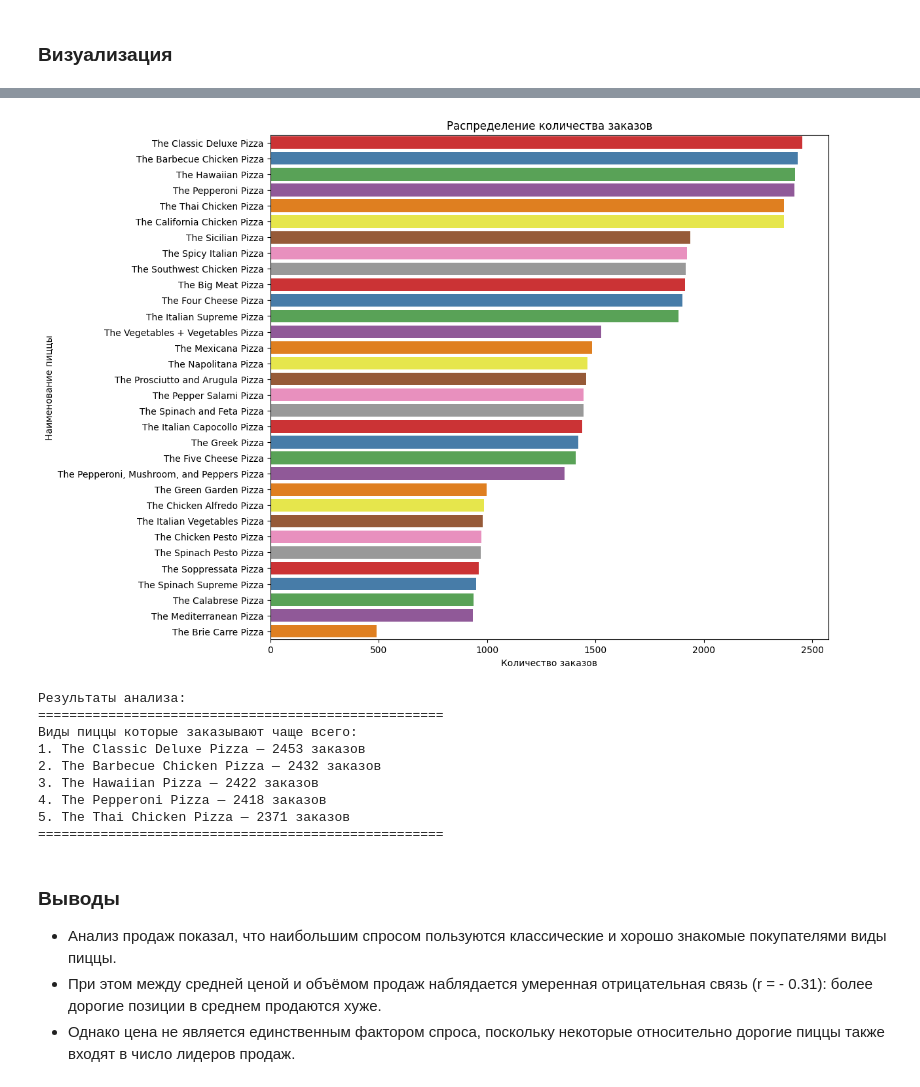
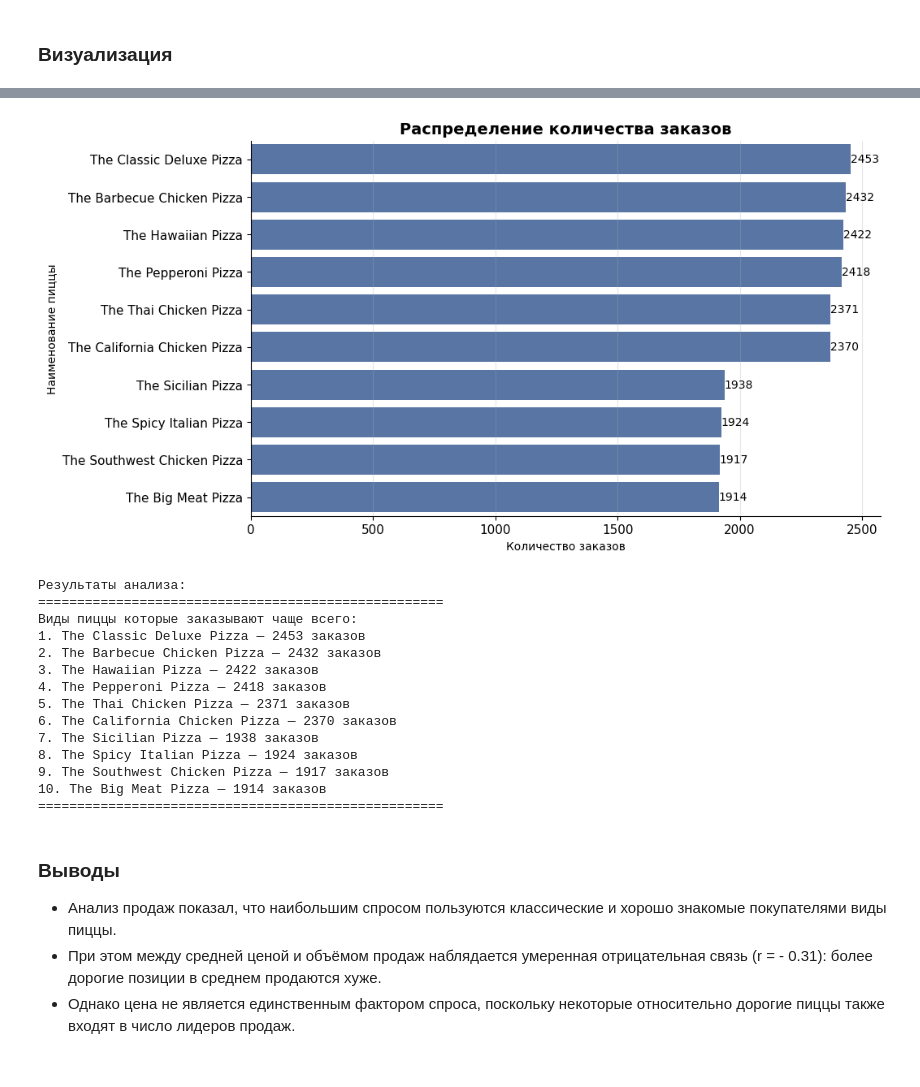
Before and after one commit to WhosArt/pizza_hut_da, a Jupyter notebook: pizzahut_analysis.ipynb, the cells around one changed output, grey strips where cells are left out. Drawn from its saved outputs; the diff is of its cells as text; code cells hidden in the pictures.

Commit message:
changes all the barplots

```diff
--- a/pizzahut_analysis.ipynb
+++ b/pizzahut_analysis.ipynb
@@ -709,32 +749,47 @@ print(f"Коэффициент корреляции между средней ц
 Анализ зависимости количества продаж от средней цены
 ===========================================================
 Коэффициент корреляции между средней ценой и продажами: -0.31
+# %%
+# Выбираем 10 самых популярных видов пиццы
+top_ten_pizzas = popular_categories.head(10)
 # %%
 # Создание столбчатой диаграммы
-fig, ax = plt.subplots(figsize=(11, 10))
+fig, ax = plt.subplots(figsize=(10, 6))
 
 # Построение столбчатой диаграммы
-sns.barplot(data=popular_categories, x='quantity', y='name', hue='name', ax=ax, palette='Set1', legend=False)
+sns.barplot(data=top_ten_pizzas, x='quantity', y='name', ax=ax, color="#4C72B0")
 
 # Настройка осей и названий
-plt.xlabel('Количество заказов')
-plt.ylabel('Наименование пиццы')
-plt.title('Распределение количества заказов')
+ax.set_xlabel('Количество заказов')
+ax.set_ylabel('Наименование пиццы')
+ax.set_title(
+    'Распределение количества заказов',
+    fontsize = 14,
+    weight="bold")
+
+# Добавляем метки над барами
+ax.bar_label(ax.containers[0], fmt='%.0f')
+
+# Отображаем сетку по Y
+ax.grid(axis='x', alpha=0.3)
+
+# Убираем верхнюю и правую рамку
+sns.despine()
+
+# Настраиваем шрифт подписей
+ax.tick_params(labelsize=11)
 
 # Отображение диаграммы
 plt.show()
-
-# Выбираем 5 самых популярных видов пиццы
-top_five_pizzas = popular_categories.head(5)
 
 # Выводим результаты
 print("Результаты анализа:")
 print("====================================================")
 print("Виды пиццы которые заказывают чаще всего:")
-print("\n".join(f"{i+1}. {row['name']} — {row['quantity']} заказов" for i, row in top_five_pizzas.iterrows()))
+print("\n".join(f"{i+1}. {row['name']} — {row['quantity']} заказов" for i, row in top_ten_pizzas.iterrows()))
 print("====================================================")
 # %% [output]
-[figure, old version]
+[figure, new version]
 Результаты анализа:
 ====================================================
 Виды пиццы которые заказывают чаще всего:
@@ -743,6 +798,11 @@ print("====================================================")
 3. The Hawaiian Pizza — 2422 заказов
 4. The Pepperoni Pizza — 2418 заказов
 5. The Thai Chicken Pizza — 2371 заказов
+6. The California Chicken Pizza — 2370 заказов
+7. The Sicilian Pizza — 1938 заказов
+8. The Spicy Italian Pizza — 1924 заказов
+9. The Southwest Chicken Pizza — 1917 заказов
+10. The Big Meat Pizza — 1914 заказов
 ====================================================
 # %% [markdown]
 ### Выводы
```
Also changed, not shown: parts of 9 cells of this notebook.
